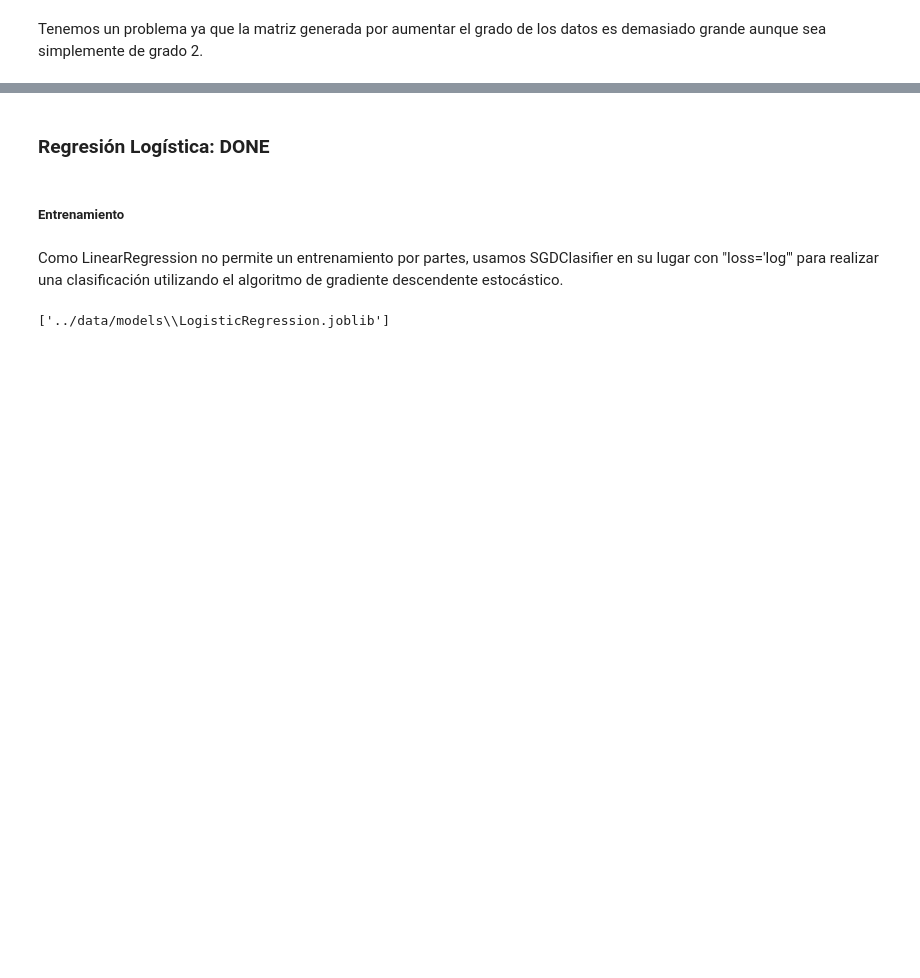
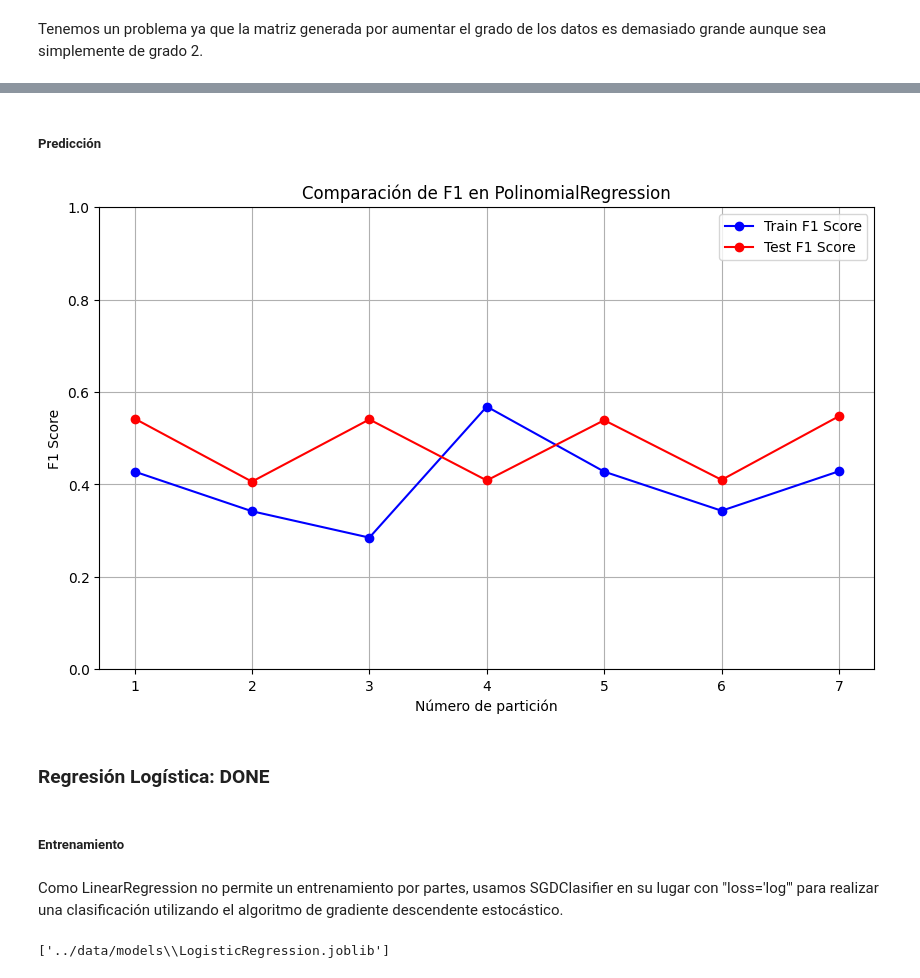
Before and after one commit to kliniik/Practica_AAI_1, a Jupyter notebook: supervised.ipynb, the cells around one changed output, grey strips where cells are left out. Drawn from its saved outputs; the diff is of its cells as text; code cells hidden in the pictures; blank space fills up the shorter version.

```diff
--- a/supervised.ipynb
+++ b/supervised.ipynb
@@ -215,0 +290,2 @@ joblib.dump(model, model_path)
+# %% [markdown]
+##### Predicción
@@ -216,3 +330,7 @@ joblib.dump(model, model_path)
+# %%
+plot_results('PolinomialRegression')
+# %% [output]
+[figure, added]
 # %% [markdown]
 ### Regresión Logística: DONE
 # %% [markdown]
```
Also changed, not shown: parts of 17 cells of this notebook.
